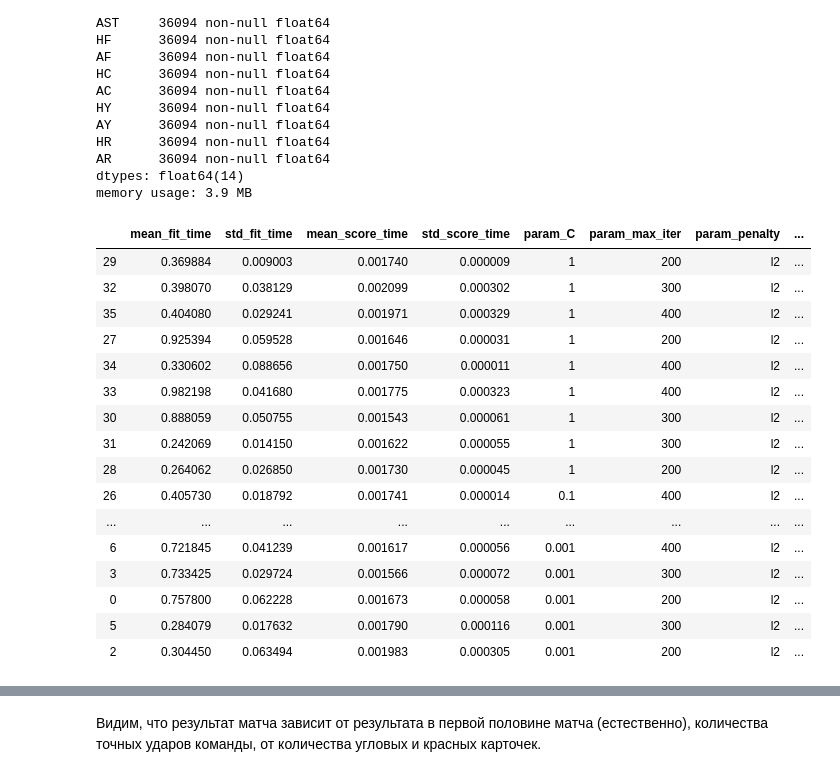
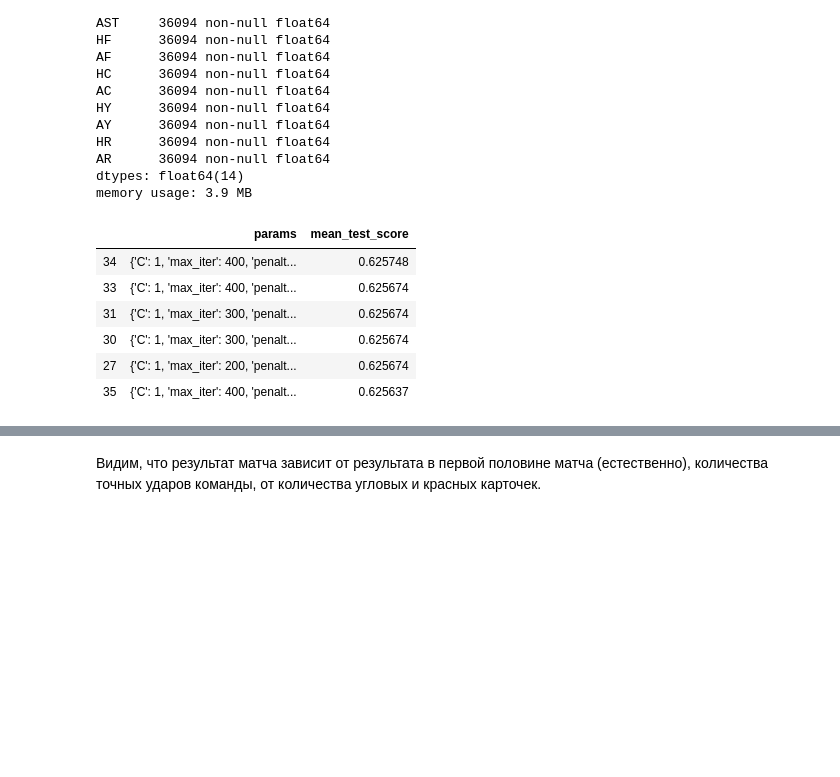
Before and after one commit to guzelfey/ds-2019-03, a Jupyter notebook: football.ipynb, the cells around one changed output, grey strips where cells are left out. Cells and saved outputs as stored; diff of their text form; code cells hidden in the pictures; blank space fills up the shorter version.

Commit message:
Cleaned up, added score on test

```diff
--- a/football.ipynb
+++ b/football.ipynb
@@ -26,6 +26,7 @@ plt.rcParams["figure.figsize"] = (15, 8)
 #pd.options.display.float_format = '{:.2f}'.format
 pd.set_option('display.max_columns', 200)
 pd.set_option('display.max_rows', 200)
+pd.set_option("display.max_colwidth", 10000)
 # %% [markdown]
 Загрузим данные с сайта.
 # %%
@@ -360,27 +343,17 @@ X_train,X_test,y_train,y_test=train_test_split(X1,y1)
 # %%
 param1 = {'penalty':['l2'],'C': [0.001,0.01,0.1,1],'solver':['newton-cg', 'sag', 'saga'],'max_iter':[200,300,400]}
 grid1 = GridSearchCV(LogisticRegression(multi_class='multinomial'), param_grid = param1, scoring = 'accuracy', cv=5)
 grid1.fit(X_train,y_train)
 df1=pd.DataFrame(grid1.cv_results_)
-df1.sort_values('mean_test_score',ascending=False)[['params','mean_test_score']]
+df1.sort_values('mean_test_score',ascending=False)[['params','mean_test_score']][:6]
 # %% [output]
-|  | mean_fit_time | std_fit_time | mean_score_time | std_score_time | param_C | param_max_iter | param_penalty | ... |
-| 29 | 0.369884 | 0.009003 | 0.001740 | 0.000009 | 1 | 200 | l2 | ... |
-| 32 | 0.398070 | 0.038129 | 0.002099 | 0.000302 | 1 | 300 | l2 | ... |
-| 35 | 0.404080 | 0.029241 | 0.001971 | 0.000329 | 1 | 400 | l2 | ... |
-| 27 | 0.925394 | 0.059528 | 0.001646 | 0.000031 | 1 | 200 | l2 | ... |
-| 34 | 0.330602 | 0.088656 | 0.001750 | 0.000011 | 1 | 400 | l2 | ... |
-| 33 | 0.982198 | 0.041680 | 0.001775 | 0.000323 | 1 | 400 | l2 | ... |
-| 30 | 0.888059 | 0.050755 | 0.001543 | 0.000061 | 1 | 300 | l2 | ... |
-| 31 | 0.242069 | 0.014150 | 0.001622 | 0.000055 | 1 | 300 | l2 | ... |
-| 28 | 0.264062 | 0.026850 | 0.001730 | 0.000045 | 1 | 200 | l2 | ... |
-| 26 | 0.405730 | 0.018792 | 0.001741 | 0.000014 | 0.1 | 400 | l2 | ... |
-| ... | ... | ... | ... | ... | ... | ... | ... | ... |
-| 6 | 0.721845 | 0.041239 | 0.001617 | 0.000056 | 0.001 | 400 | l2 | ... |
-| 3 | 0.733425 | 0.029724 | 0.001566 | 0.000072 | 0.001 | 300 | l2 | ... |
-| 0 | 0.757800 | 0.062228 | 0.001673 | 0.000058 | 0.001 | 200 | l2 | ... |
-| 5 | 0.284079 | 0.017632 | 0.001790 | 0.000116 | 0.001 | 300 | l2 | ... |
-| 2 | 0.304450 | 0.063494 | 0.001983 | 0.000305 | 0.001 | 200 | l2 | ... |
+|  | params | mean_test_score |
+| 34 | {'C': 1, 'max_iter': 400, 'penalt... | 0.625748 |
+| 33 | {'C': 1, 'max_iter': 400, 'penalt... | 0.625674 |
+| 31 | {'C': 1, 'max_iter': 300, 'penalt... | 0.625674 |
+| 30 | {'C': 1, 'max_iter': 300, 'penalt... | 0.625674 |
+| 27 | {'C': 1, 'max_iter': 200, 'penalt... | 0.625674 |
+| 35 | {'C': 1, 'max_iter': 400, 'penalt... | 0.625637 |
 # %%
 param3 = {'n_neighbors':[5,10,15],'leaf_size': [30,40,50], 'p':[1,2]}
 grid3 = GridSearchCV(KNeighborsClassifier(), param_grid = param3, scoring = 'accuracy', cv=5)
```
Also changed, not shown: parts of 19 cells of this notebook.
